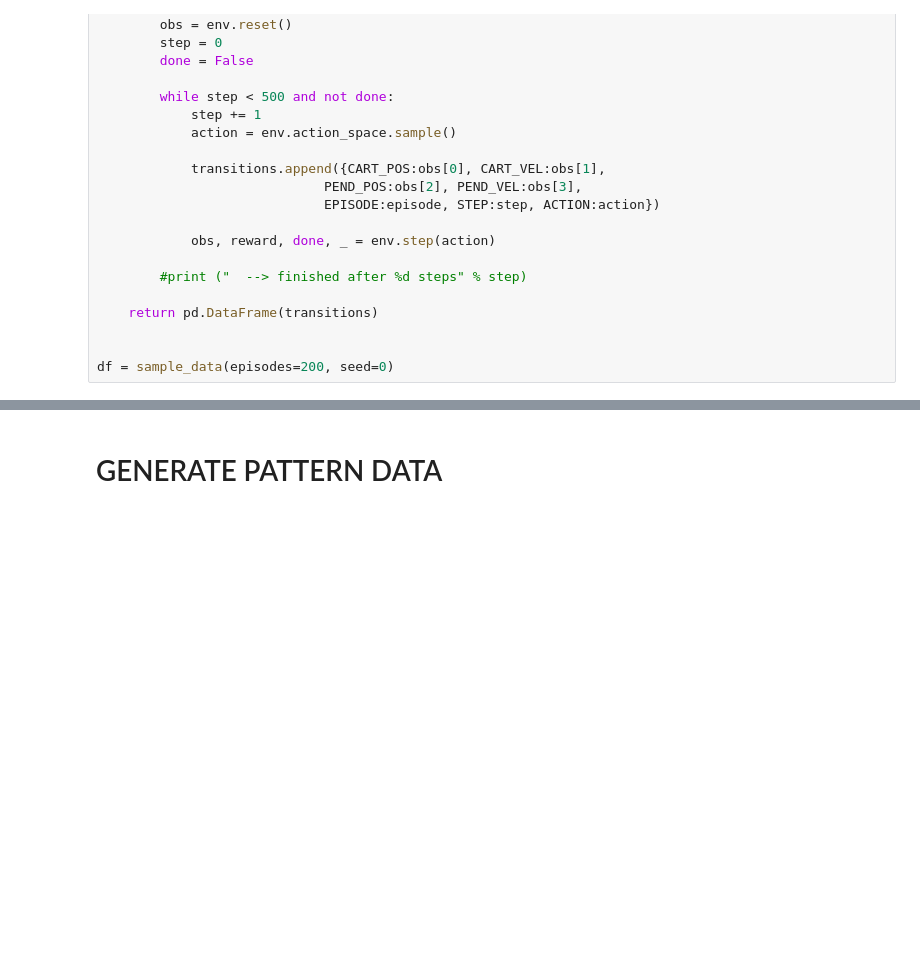
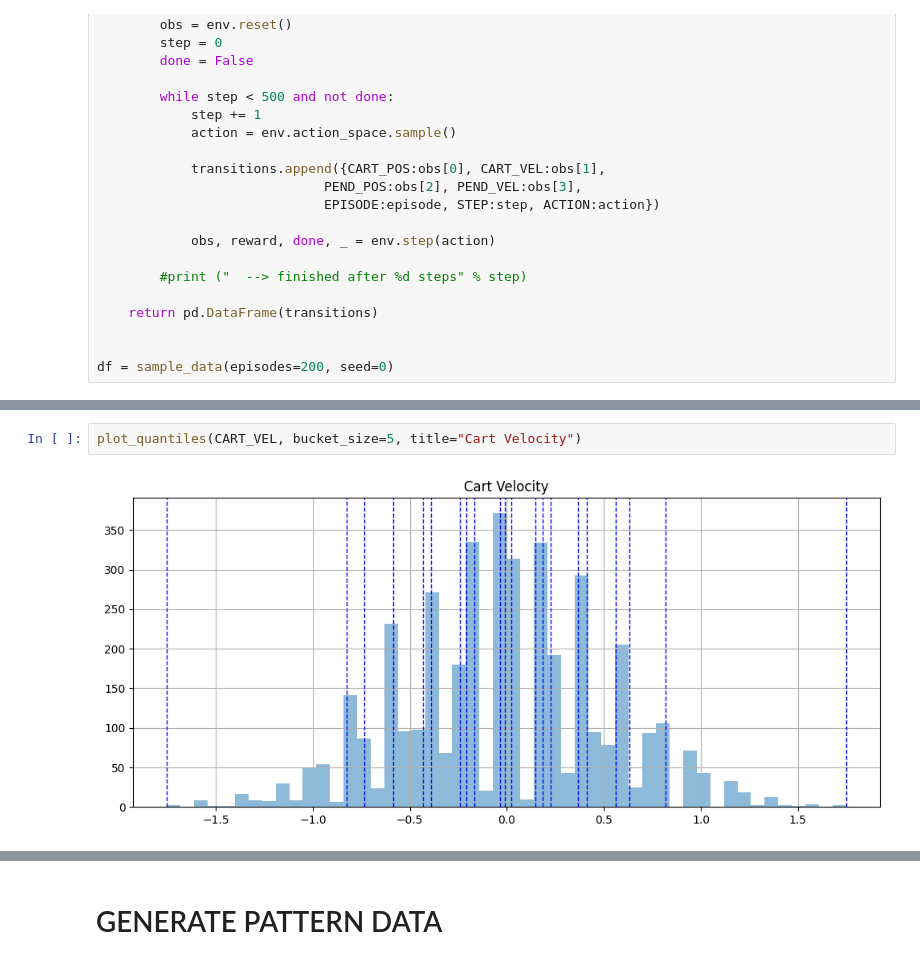
Before and after one commit to FloKit/TimeSeriesTransformerOld, a Jupyter notebook: Time Series Transformer - Cartpole.ipynb, the cells around one changed output, grey strips where cells are left out. Saved outputs shown, nothing was run; the diff lists cells and outputs as text; blank space fills up the shorter version.

```diff
--- a/Time Series Transformer - Cartpole.ipynb
+++ b/Time Series Transformer - Cartpole.ipynb
@@ -267,0 +90,4 @@ def create_pend_vel_token(input):
+# %%
+plot_quantiles(CART_VEL, bucket_size=5, title="Cart Velocity")
+# %% [output]
+[figure, added]
```
Also changed, not shown: parts of 28 cells of this notebook.
